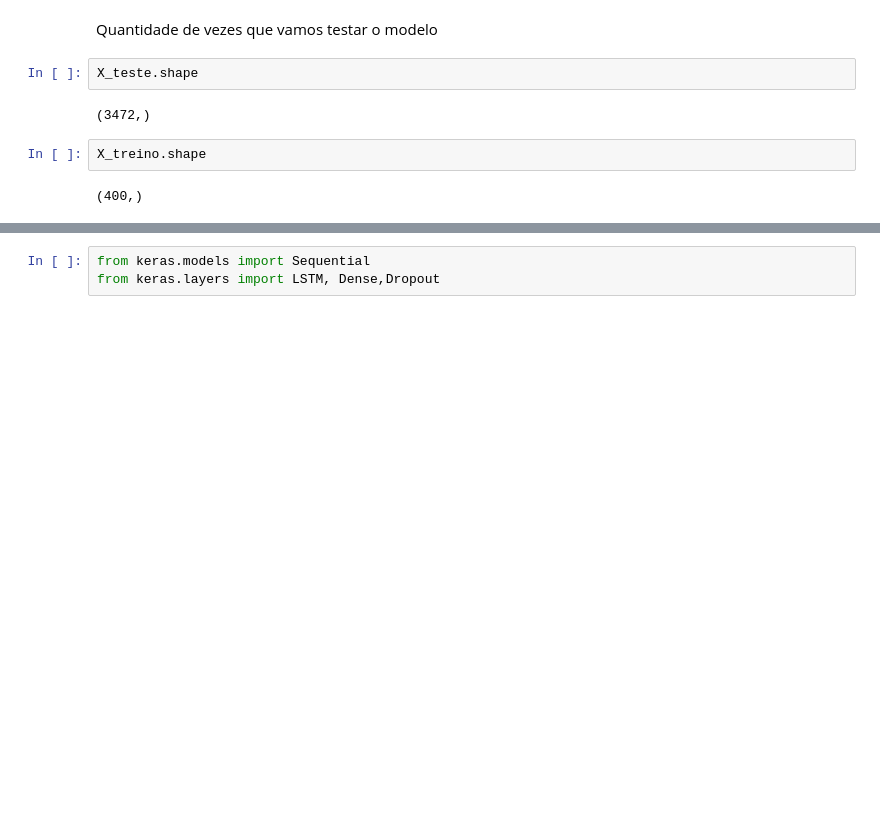
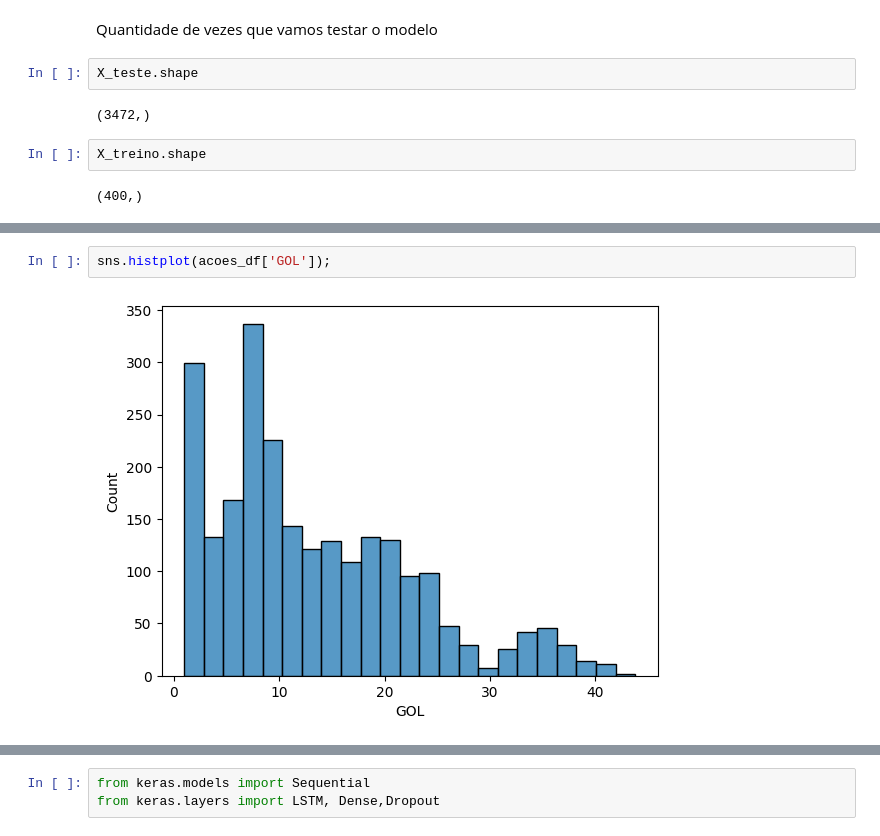
Before and after one commit to GislaineGomes/deco_morse, a Jupyter notebook: Analise_redes_neurais.ipynb, the cells around one changed output, grey strips where cells are left out. Saved outputs shown, nothing was run; the diff lists cells and outputs as text; blank space fills up the shorter version.

```diff
--- a/Analise_redes_neurais.ipynb
+++ b/Analise_redes_neurais.ipynb
@@ -278,0 +544,4 @@ X_treino.shape
+# %%
+sns.histplot(acoes_df['GOL']);
+# %% [output]
+[figure, added]
```
Also changed, not shown: parts of 106 cells of this notebook.
